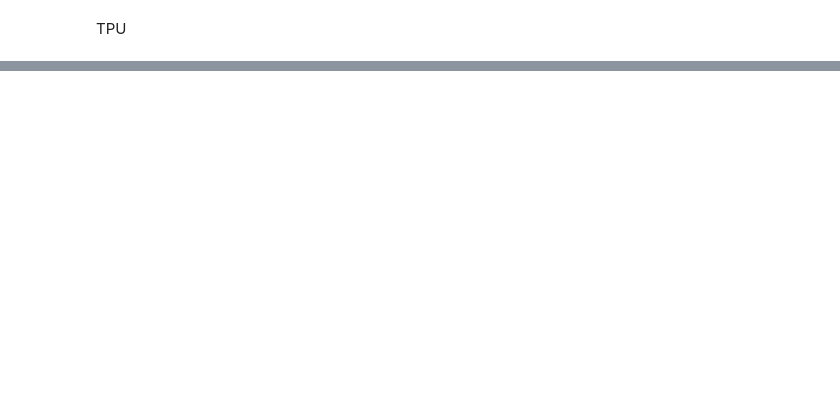
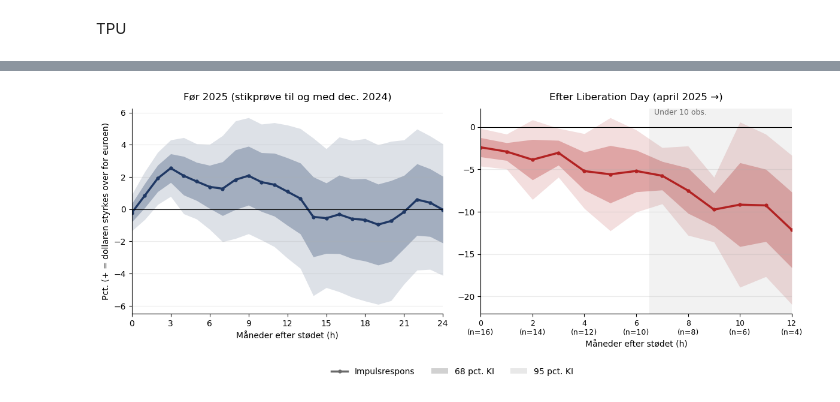
Before and after one commit to oliviarytter/Speciale, a Jupyter notebook: Local_projections.ipynb, the cells around one changed output, grey strips where cells are left out. Cells and saved outputs as stored; diff of their text form; code cells hidden in the pictures; blank space fills up the shorter version.

```diff
--- a/Local_projections.ipynb
+++ b/Local_projections.ipynb
@@ -1178,0 +992,93 @@ print(sammenligning.round(4).to_string(index=False))
+# %%
+master["post_RU"] = (master["month"] >= "2022-02-28").astype(int)
+
+import os
+import numpy as np
+import matplotlib.pyplot as plt
+from scipy.stats import norm
+from matplotlib.patches import Patch
+from matplotlib.lines import Line2D
+
+z68, z95 = norm.ppf(0.84), norm.ppf(0.975)
+BLAA, ROED = "#1f3864", "#b22222"
+
+def tegn_panel(ax, h, b, se, farve, titel):
+    ax.fill_between(h, b - z95 * se, b + z95 * se, color=farve, alpha=0.15, lw=0, label="95 pct. KI")
+    ax.fill_between(h, b - z68 * se, b + z68 * se, color=farve, alpha=0.30, lw=0, label="68 pct. KI")
+    ax.plot(h, b, color=farve, lw=2.5, marker="o", ms=3.5, label="Impulsrespons")
+    ax.axhline(0, color="black", lw=0.8)
+    ax.set_title(titel, fontsize=12, pad=10)
+    ax.set_xlabel("Måneder efter stødet (h)")
+    ax.spines[["top", "right"]].set_visible(False)
+    ax.grid(axis="y", alpha=0.25)
+
+
+def lp_figur_foer_efter(shock, filnavn,
+                        brud="post_LD", pre_slut="2024-12-31", post_slut=None,
+                        titel_pre="Før 2025 (stikprøve til og med dec. 2024)",
+                        titel_post="Efter Liberation Day (april 2025 →)",
+                        H_pre=24, H_post=12):
+    # --- Estimation (HC3) ---
+    res_pre  = lp(master, "lnUSD", shock, H=H_pre,  se="hc3", slut=pre_slut)
+    res_post = lp(master, "lnUSD", shock, H=H_post, se="hc3", dummy=brud, slut=post_slut)
+
+    fig, (ax1, ax2) = plt.subplots(1, 2, figsize=(12, 4.8))
+
+    # --- Venstre: før bruddet ---
+    tegn_panel(ax1, res_pre["h"], res_pre["coef"], res_pre["se"], BLAA, titel_pre)
+    ax1.set_xticks(range(0, H_pre + 1, 3))
+    ax1.set_xlim(0, H_pre)
+    ax1.set_ylabel("Pct. (+ = dollaren styrkes over for euroen)")
+
+    # --- Højre: efter bruddet ---
+    hp = res_post["h"]
+    tegn_panel(ax2, hp, res_post["coef_post"], res_post["se_post"], ROED, titel_post)
+    ax2.set_xlim(0, hp.max())
+
+    # Antal observationer efter bruddet under ticks (hver 2. eller 3. horisont)
+    trin = 2 if hp.max() <= 12 else 3
+    vis = res_post[res_post["h"] % trin == 0]
+    ax2.set_xticks(vis["h"])
+    ax2.set_xticklabels([f"{h}\n(n={n})" for h, n in zip(vis["h"], vis["n_post"])], fontsize=9)
+
+    # Grå skravering hvor der er færre end 10 observationer efter bruddet
+    faa = res_post.loc[res_post["n_post"] < 10, "h"]
+    if len(faa) > 0:
+        ax2.axvspan(faa.min() - 0.5, hp.max(), color="grey", alpha=0.10, lw=0)
+        ax2.text(faa.min() - 0.3, ax2.get_ylim()[1], "Under 10 obs.", fontsize=9,
+                 color="dimgray", va="top", ha="left")
+
+    # Fælles legend under panelerne
+    handles = [Line2D([0], [0], color="dimgray", lw=2.5, marker="o", ms=3.5, label="Impulsrespons"),
+               Patch(facecolor="dimgray", alpha=0.30, label="68 pct. KI"),
+               Patch(facecolor="dimgray", alpha=0.15, label="95 pct. KI")]
+    fig.legend(handles=handles, loc="lower center", ncol=3, frameon=False,
+               bbox_to_anchor=(0.5, -0.04))
+
+    plt.tight_layout(rect=(0, 0.05, 1, 1))
+    os.makedirs("figures", exist_ok=True)
+    plt.savefig(f"figures/{filnavn}.pdf", bbox_inches="tight")
+    plt.show()
+    return res_pre, res_post
+
+
+figurresultater = {}
+
+# --- Hovedtest: samme brud (april 2025) for alle tre indeks ---
+for shock, fil in [("lnTPU_z",      "lp_tpu_foer_efter_hc3"),
+                   ("lnGPR_z",      "lp_gpr_foer_efter_hc3"),
+                   ("lnGPRC_USA_z", "lp_gpr_usa_foer_efter_hc3")]:
+    print(f"===== {shock} | brud april 2025 =====")
+    figurresultater[(shock, "2025")] = lp_figur_foer_efter(shock, fil)
+
+# --- Udvidelse: brud ved Ruslands invasion (feb. 2022) for GPR, 2025 holdt ude ---
+for shock, fil in [("lnGPR_z",      "lp_gpr_foer_efter_2022_hc3"),
+                   ("lnGPRC_USA_z", "lp_gpr_usa_foer_efter_2022_hc3")]:
+    print(f"===== {shock} | brud februar 2022 =====")
+    figurresultater[(shock, "2022")] = lp_figur_foer_efter(
+        shock, fil,
+        brud="post_RU", pre_slut="2022-01-31", post_slut="2024-12-31",
+        titel_pre="Før 2022 (stikprøve til og med jan. 2022)",
+        titel_post="Efter Ruslands invasion (feb. 2022 – dec. 2024)",
+        H_post=24)
+# %% [output]
@@ -1178,0 +1086 @@ print(sammenligning.round(4).to_string(index=False))
+[figure, added]
```
Also changed, not shown: parts of 25 cells of this notebook, 10 other files.
